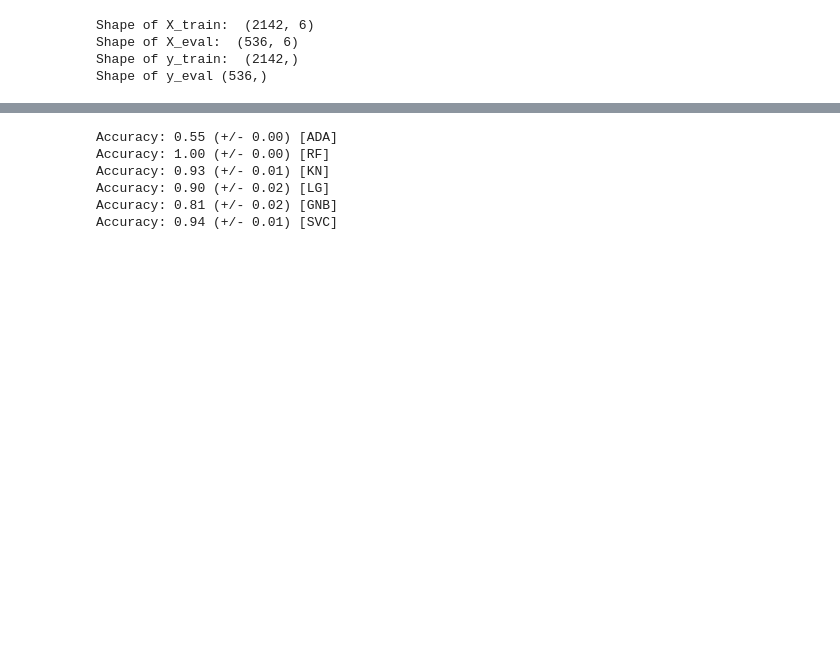
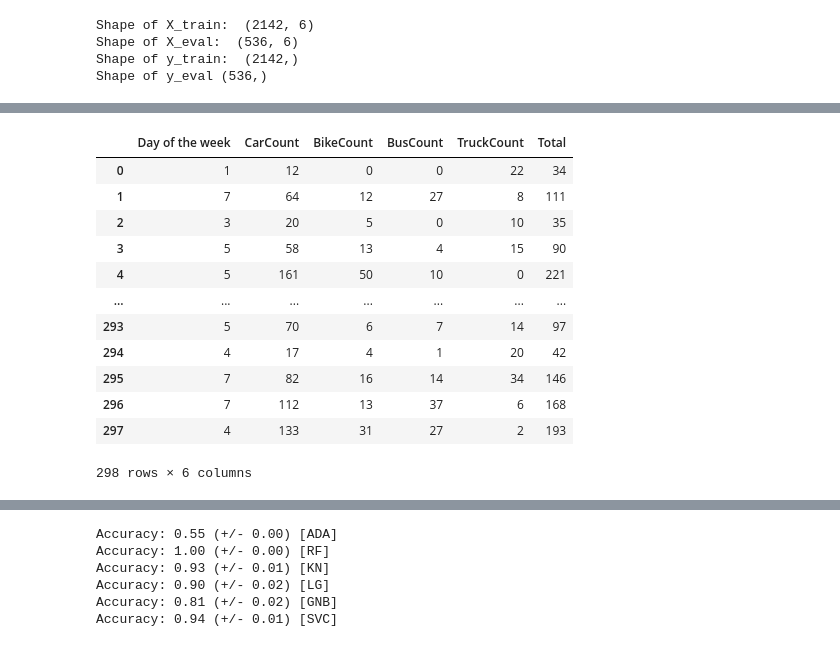
Before and after one commit to maan909/Mini-Project, a Jupyter notebook: Data.ipynb, the cells around one changed output, grey strips where cells are left out. Cells and saved outputs as stored; diff of their text form; code cells hidden in the pictures; blank space fills up the shorter version.

```diff
--- a/Data.ipynb
+++ b/Data.ipynb
@@ -19,7 +19,7 @@ from sklearn.feature_selection import SelectFromModel
 import warnings
 warnings.filterwarnings('ignore')
 # %%
-train = pd.read_csv('D:\Krish\Programs\Mini Project\Traffic.csv')
+train = pd.read_csv('F:\Mini-Project\Mini-Project\Traffic.csv')
 train
 # %% [output]
 |  | Time | Date | Day of the week | CarCount | BikeCount | BusCount | TruckCount | Total | ... |
@@ -315,0 +325,17 @@ Shape of y_eval (536,)
+# %%
+X_test = test.drop(columns=['Time','Date'], axis=1)
+X_test
+# %% [output]
+|  | Day of the week | CarCount | BikeCount | BusCount | TruckCount | Total |
+| 0 | 1 | 12 | 0 | 0 | 22 | 34 |
+| 1 | 7 | 64 | 12 | 27 | 8 | 111 |
+| 2 | 3 | 20 | 5 | 0 | 10 | 35 |
+| 3 | 5 | 58 | 13 | 4 | 15 | 90 |
+| 4 | 5 | 161 | 50 | 10 | 0 | 221 |
+| ... | ... | ... | ... | ... | ... | ... |
+| 293 | 5 | 70 | 6 | 7 | 14 | 97 |
+| 294 | 4 | 17 | 4 | 1 | 20 | 42 |
+| 295 | 7 | 82 | 16 | 14 | 34 | 146 |
+| 296 | 7 | 112 | 13 | 37 | 6 | 168 |
+| 297 | 4 | 133 | 31 | 27 | 2 | 193 |
+298 rows × 6 columns
```
Also changed, not shown: parts of 13 cells of this notebook, 1 other file.
